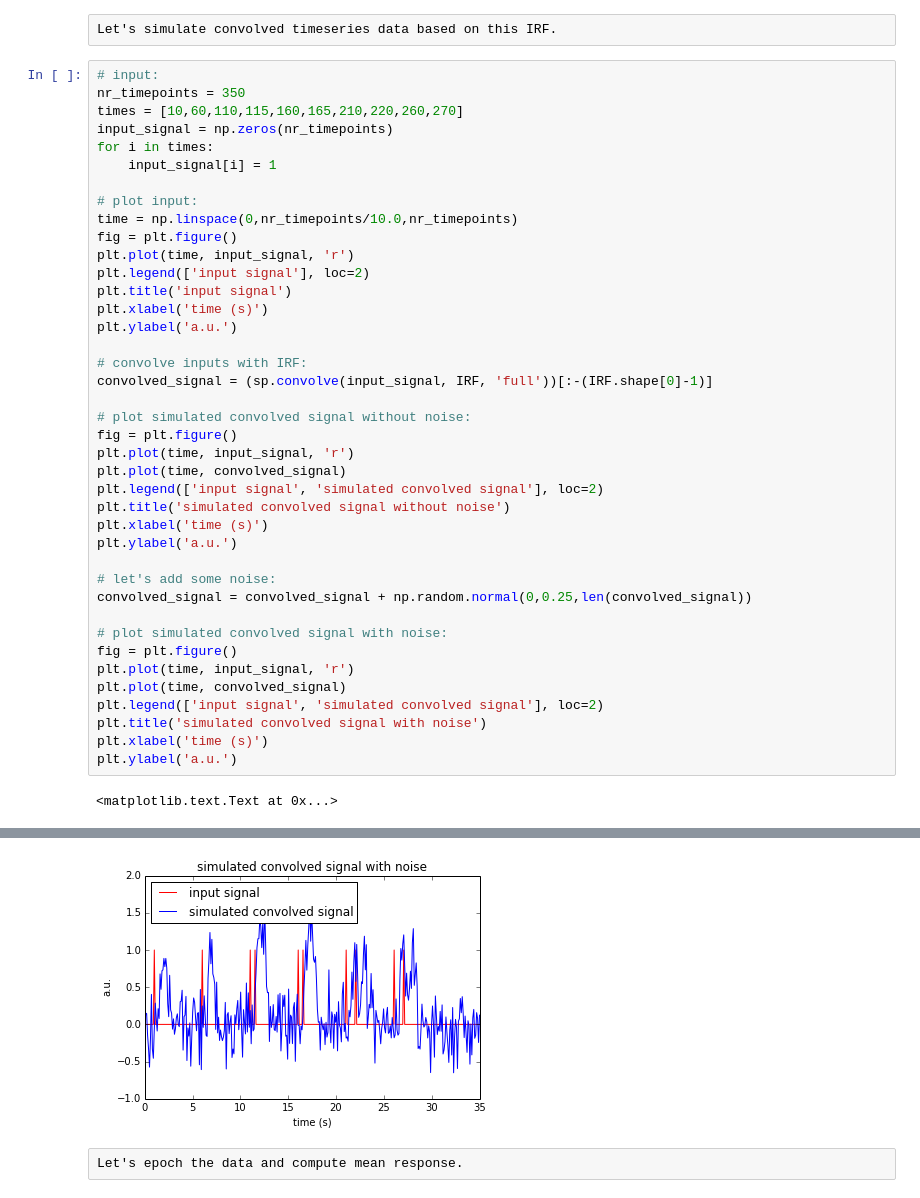
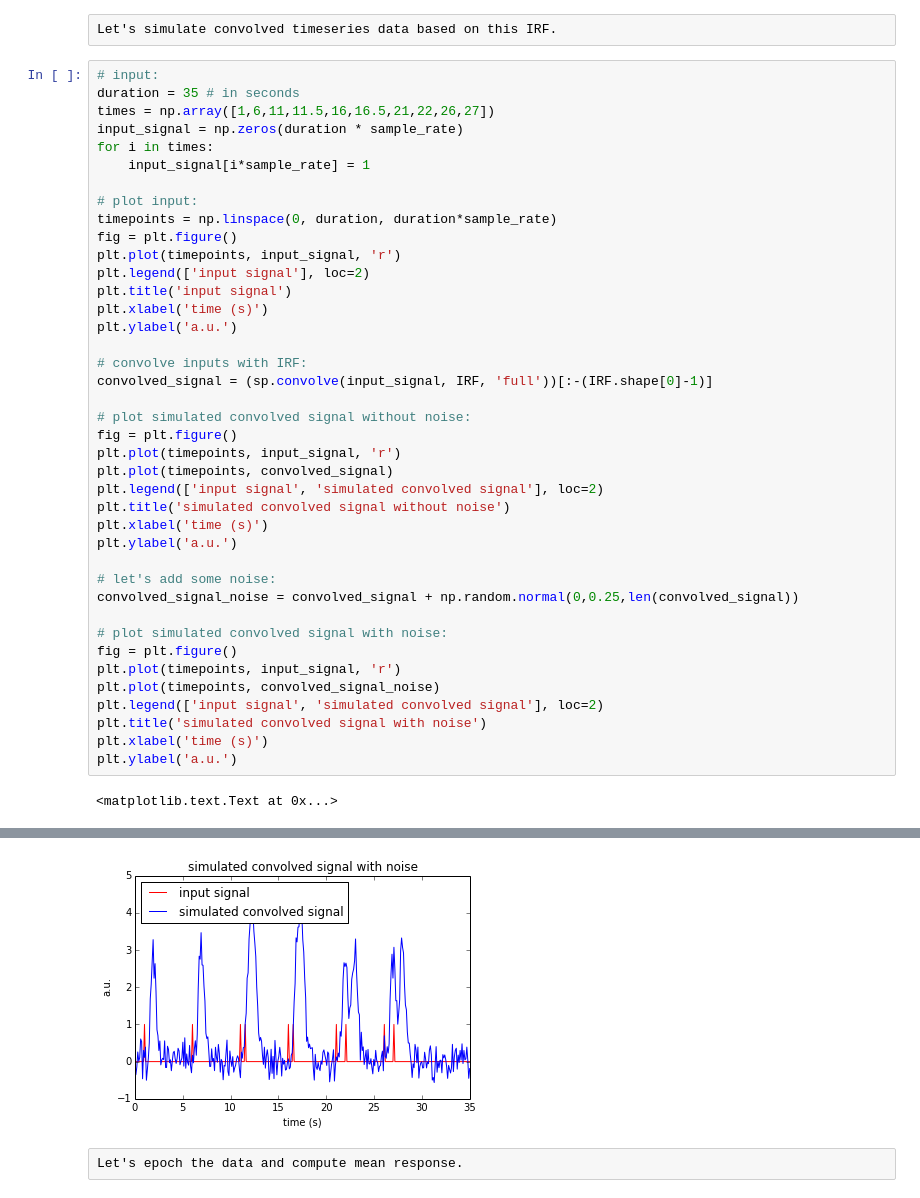
Before and after one commit to jwdegee/IPython-Notebook-Tutorials, a Jupyter notebook: deconvolution.ipynb, the cells around one changed output, grey strips where cells are left out. Drawn from its saved outputs; the diff is of its cells as text.

```diff
--- a/deconvolution.ipynb
+++ b/deconvolution.ipynb
@@ -75,16 +80,16 @@ plt.ylabel('a.u.')
 Let's simulate convolved timeseries data based on this IRF.
 # %%
 # input:
-nr_timepoints = 350
-times = [10,60,110,115,160,165,210,220,260,270]
-input_signal = np.zeros(nr_timepoints)
+duration = 35 # in seconds
+times = np.array([1,6,11,11.5,16,16.5,21,22,26,27])
+input_signal = np.zeros(duration * sample_rate)
 for i in times:
-    input_signal[i] = 1
+    input_signal[i*sample_rate] = 1
 
 # plot input:
-time = np.linspace(0,nr_timepoints/10.0,nr_timepoints)
+timepoints = np.linspace(0, duration, duration*sample_rate)
 fig = plt.figure()
-plt.plot(time, input_signal, 'r')
+plt.plot(timepoints, input_signal, 'r')
 plt.legend(['input signal'], loc=2)
 plt.title('input signal')
 plt.xlabel('time (s)')
@@ -95,20 +100,20 @@ convolved_signal = (sp.convolve(input_signal, IRF, 'full'))[:-(IRF.shape[0]-1)]
 
 # plot simulated convolved signal without noise:
 fig = plt.figure()
-plt.plot(time, input_signal, 'r')
-plt.plot(time, convolved_signal)
+plt.plot(timepoints, input_signal, 'r')
+plt.plot(timepoints, convolved_signal)
 plt.legend(['input signal', 'simulated convolved signal'], loc=2)
 plt.title('simulated convolved signal without noise')
 plt.xlabel('time (s)')
 plt.ylabel('a.u.')
 
 # let's add some noise:
-convolved_signal = convolved_signal + np.random.normal(0,0.25,len(convolved_signal))
+convolved_signal_noise = convolved_signal + np.random.normal(0,0.25,len(convolved_signal))
 
 # plot simulated convolved signal with noise:
 fig = plt.figure()
-plt.plot(time, input_signal, 'r')
-plt.plot(time, convolved_signal)
+plt.plot(timepoints, input_signal, 'r')
+plt.plot(timepoints, convolved_signal_noise)
 plt.legend(['input signal', 'simulated convolved signal'], loc=2)
 plt.title('simulated convolved signal with noise')
 plt.xlabel('time (s)')
@@ -120,4 +125,4 @@ plt.ylabel('a.u.')
-[figure, old version]
+[figure, new version]
 # %% [raw]
 Let's epoch the data and compute mean response.
 # %%
```
Also changed, not shown: parts of 5 cells of this notebook, 1 other file.
